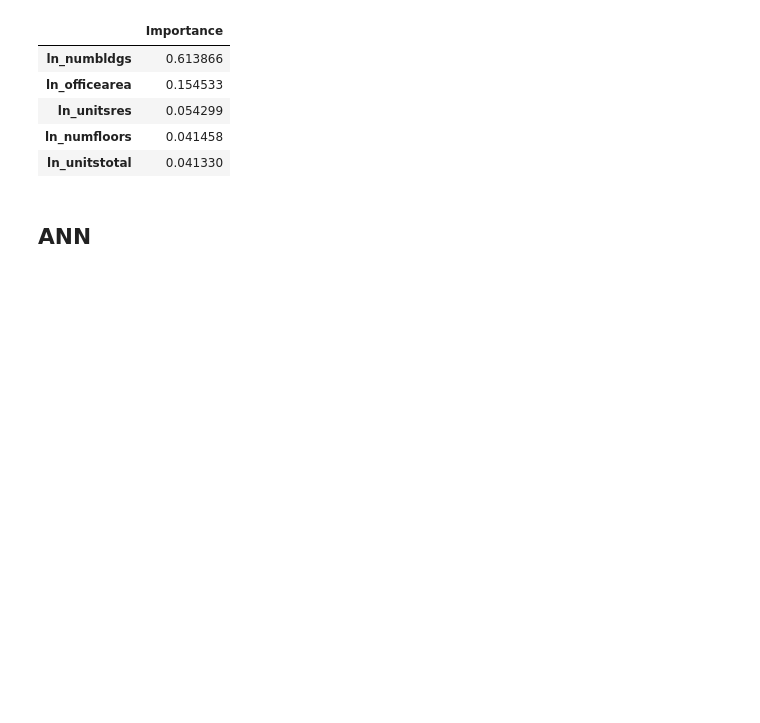
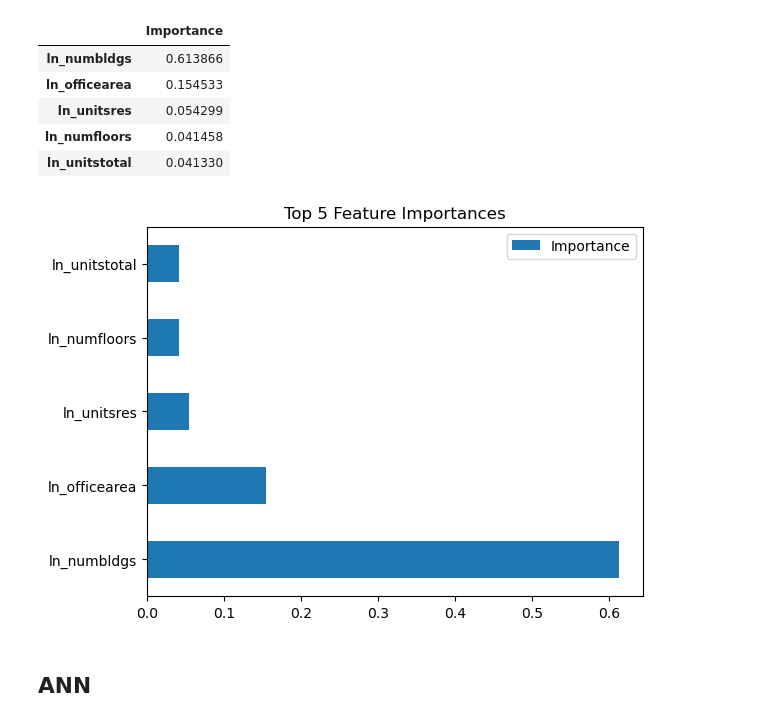
Before and after one commit to Ssuche/CUSP7033project, a Jupyter notebook: Decision_Tree_Random_Forests.ipynb, the cells around one changed output. Drawn from its saved outputs; the diff is of its cells as text; code cells hidden in the pictures; blank space fills up the shorter version.

```diff
--- a/Decision_Tree_Random_Forests.ipynb
+++ b/Decision_Tree_Random_Forests.ipynb
@@ -909,6 +909,13 @@ features_df
 | ln_unitsres | 0.054299 |
 | ln_numfloors | 0.041458 |
 | ln_unitstotal | 0.041330 |
+# %%
+# Plot feature importances
+features_df.plot(kind='barh')
+plt.title('Top 5 Feature Importances')
+plt.show()
+# %% [output]
+[figure, added]
 # %% [markdown]
 ## ANN
 # %%
```
